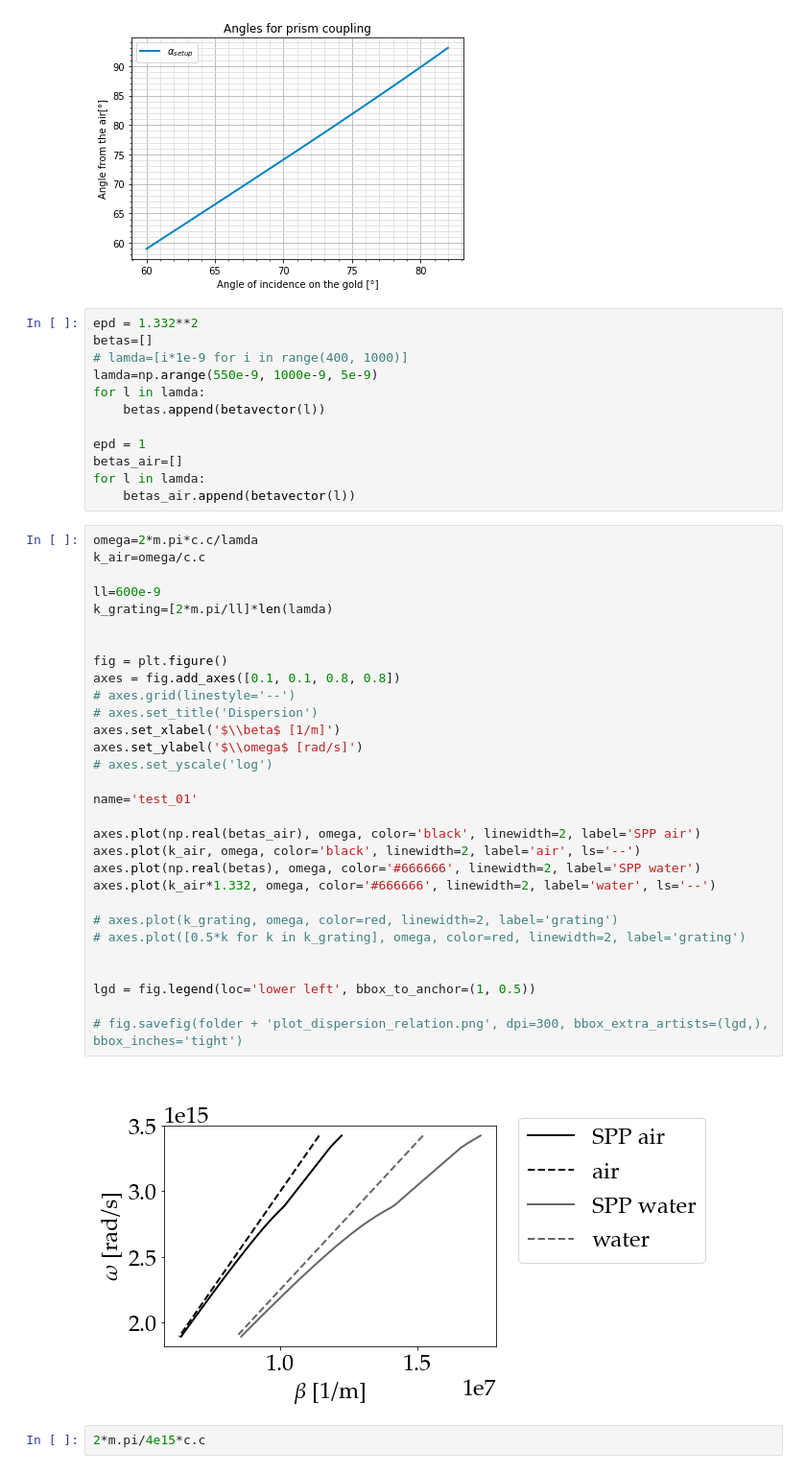
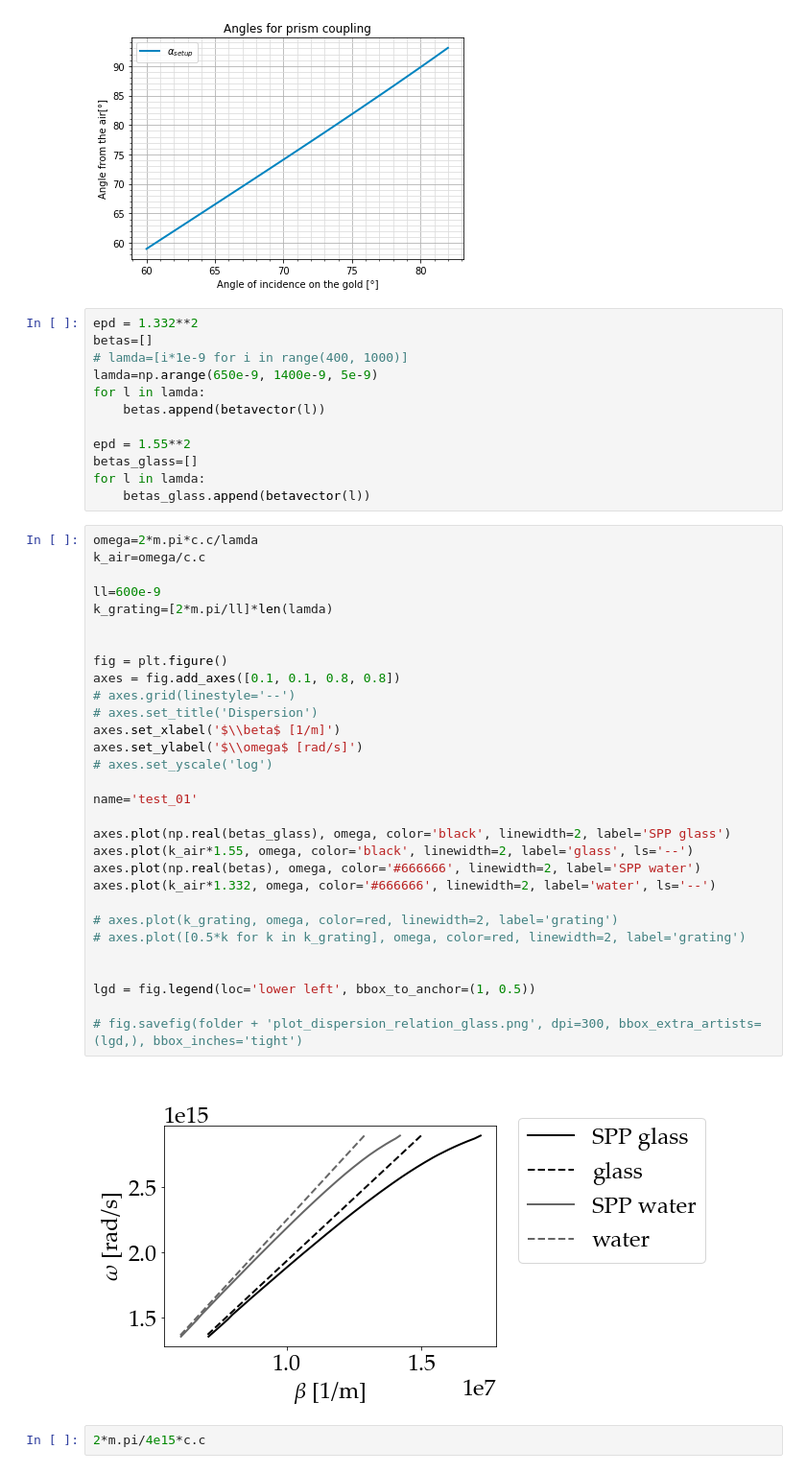
Before and after one commit to Yennda/Notes_jupyter, a Jupyter notebook: plasmon.ipynb, the cells around one changed output. Shown: that part at 96% size. Cells and saved outputs as stored; diff of their text form.

```diff
--- a/plasmon.ipynb
+++ b/plasmon.ipynb
@@ -232,46 +233,46 @@ axes.yaxis.set_minor_locator(plt.MaxNLocator(41))
 epd = 1.332**2
 betas=[]
 # lamda=[i*1e-9 for i in range(400, 1000)]
-lamda=np.arange(550e-9, 1000e-9, 5e-9)
+lamda=np.arange(650e-9, 1400e-9, 5e-9)
 for l in lamda:
     betas.append(betavector(l))
 
-epd = 1
-betas_air=[]
+epd = 1.55**2
+betas_glass=[]
 for l in lamda:
-    betas_air.append(betavector(l))
+    betas_glass.append(betavector(l))
 # %%
 omega=2*m.pi*c.c/lamda
 k_air=omega/c.c
 
 ll=600e-9
 k_grating=[2*m.pi/ll]*len(lamda)
 
 
 fig = plt.figure()
 axes = fig.add_axes([0.1, 0.1, 0.8, 0.8])
 # axes.grid(linestyle='--')
 # axes.set_title('Dispersion')
 axes.set_xlabel('$\\beta$ [1/m]')
 axes.set_ylabel('$\\omega$ [rad/s]')
 # axes.set_yscale('log')
 
 name='test_01'
 
-axes.plot(np.real(betas_air), omega, color='black', linewidth=2, label='SPP air')
-axes.plot(k_air, omega, color='black', linewidth=2, label='air', ls='--')
+axes.plot(np.real(betas_glass), omega, color='black', linewidth=2, label='SPP glass')
+axes.plot(k_air*1.55, omega, color='black', linewidth=2, label='glass', ls='--')
 axes.plot(np.real(betas), omega, color='#666666', linewidth=2, label='SPP water')
 axes.plot(k_air*1.332, omega, color='#666666', linewidth=2, label='water', ls='--')
 
 # axes.plot(k_grating, omega, color=red, linewidth=2, label='grating')
 # axes.plot([0.5*k for k in k_grating], omega, color=red, linewidth=2, label='grating')
 
 
 lgd = fig.legend(loc='lower left', bbox_to_anchor=(1, 0.5))
 
-# fig.savefig(folder + 'plot_dispersion_relation.png', dpi=300, bbox_extra_artists=(lgd,), bbox_inches='tight')
+# fig.savefig(folder + 'plot_dispersion_relation_glass.png', dpi=300, bbox_extra_artists=(lgd,), bbox_inches='tight')
 # %% [output]
-[figure, old version]
+[figure, new version]
 # %%
 2*m.pi/4e15*c.c
 # %% [output]
```
Also changed, not shown: parts of 8 cells of this notebook, 5 other files.
